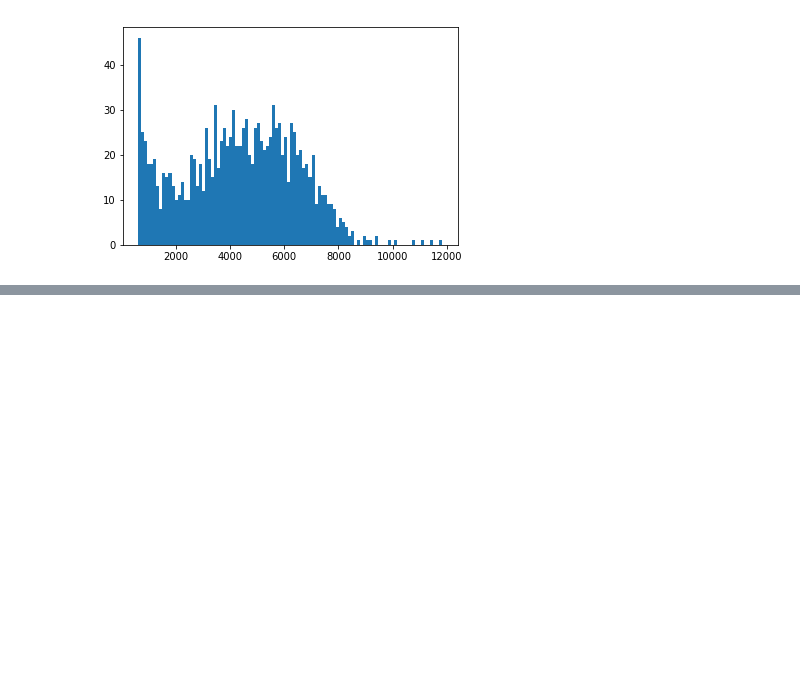
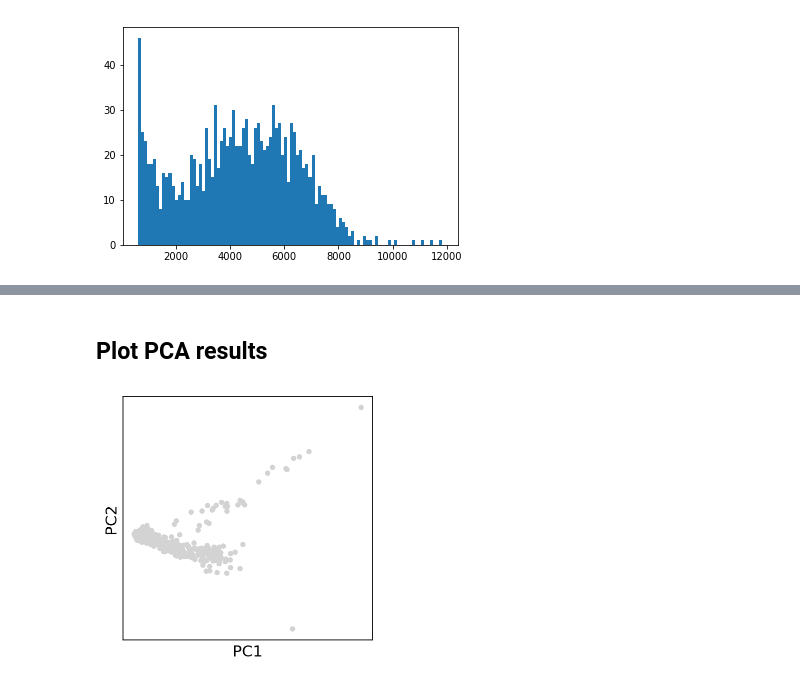
Before and after one commit to BUStools/BUS_notebooks_python, a Jupyter notebook: dataset-notebooks/10x_neuron_1k_v2chem_python/10x_neuron_1k_v2chem.ipynb, the cells around one changed output, grey strips where cells are left out. Cells and saved outputs as stored; diff of their text form; code cells hidden in the pictures; blank space fills up the shorter version.

```diff
--- a/dataset-notebooks/10x_neuron_1k_v2chem_python/10x_neuron_1k_v2chem.ipynb
+++ b/dataset-notebooks/10x_neuron_1k_v2chem_python/10x_neuron_1k_v2chem.ipynb
@@ -385,0 +505,9 @@ print(len(bcv))
+# %%
+%%time
+adata = adata[:, filter_result.gene_subset]  # filter genes
+sc.pp.normalize_per_cell(adata)  # need to redo normalization after filtering
+sc.pp.log1p(adata)  # log transform: X = log(X + 1)
+sc.pp.scale(adata)
+# the PCA is *not* contained in the recipe sc.pp.recipe_zheng17(adata)
+sc.tl.pca(adata, n_comps=50)
+sc.logging.print_memory_usage()
@@ -385,0 +518,6 @@ print(len(bcv))
+# %% [markdown]
+## Plot PCA results
+# %%
+sc.pl.pca(adata)
+# %% [output]
+[figure, added]
```
Also changed, not shown: parts of 40 cells of this notebook.
